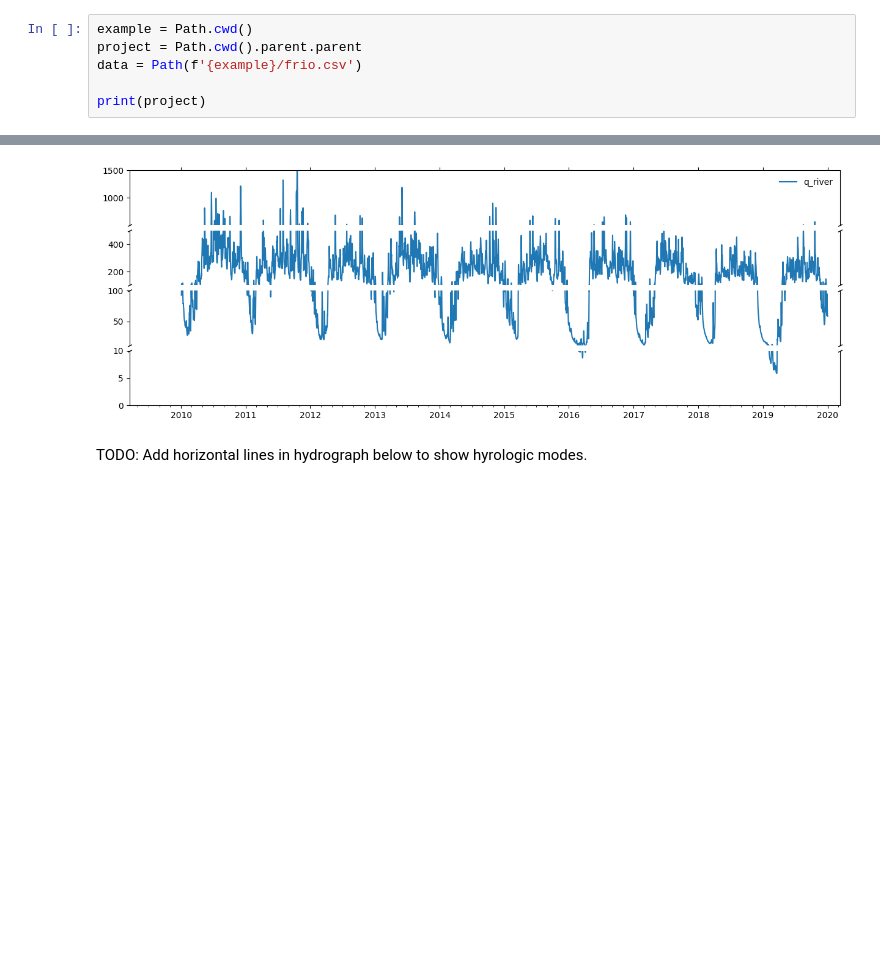
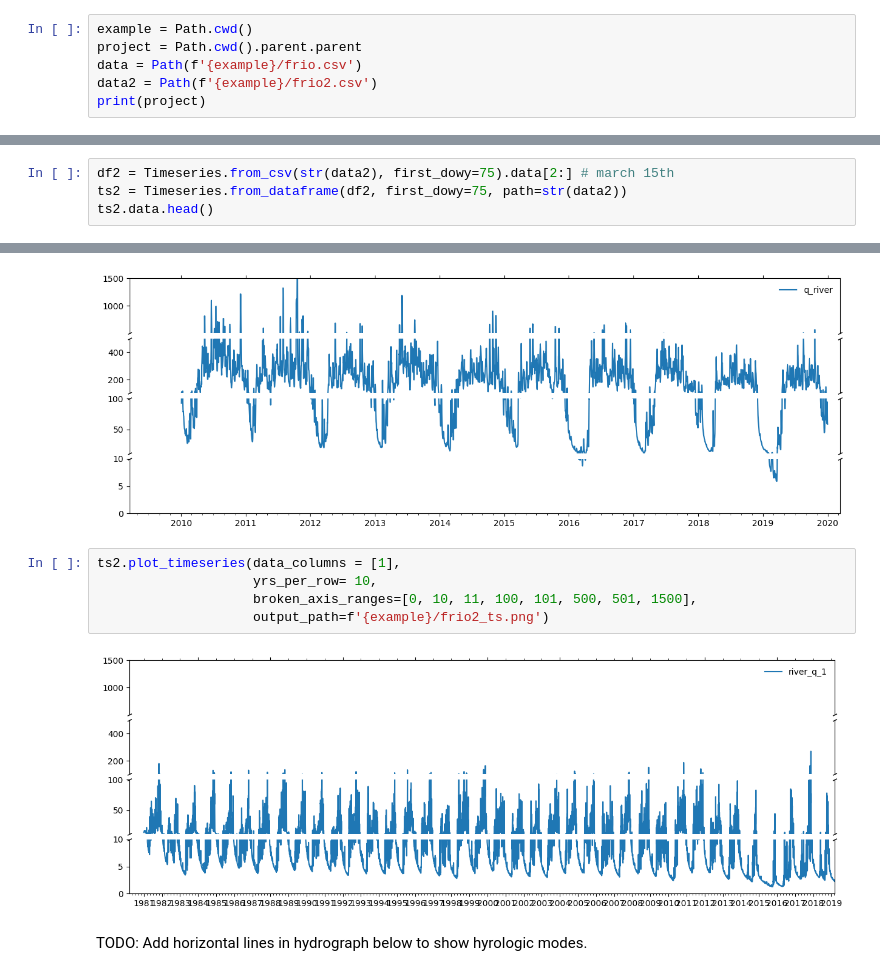
Before and after one commit to JohnRushKucharski/hydropattern, a Jupyter notebook: examples/frio/frio.ipynb, the cells around one changed output, grey strips where cells are left out. Saved outputs shown, nothing was run; the diff lists cells and outputs as text; blank space fills up the shorter version.

```diff
--- a/examples/frio/frio.ipynb
+++ b/examples/frio/frio.ipynb
@@ -4,7 +4,7 @@ from pathlib import Path
 example = Path.cwd()
 project = Path.cwd().parent.parent
 data = Path(f'{example}/frio.csv')
-
+data2 = Path(f'{example}/frio2.csv')
 print(project)
 # %% [output]
 c:\Users\kucharsk\dev\hydropattern
@@ -33,3 +33,7 @@ ts.data.head()
 | 2010-01-05 | 110.653010 | 296 |
 | 2010-01-06 | 107.531624 | 297 |
 | 2010-01-07 | 101.034010 | 298 |
+# %%
+df2 = Timeseries.from_csv(str(data2), first_dowy=75).data[2:] # march 15th
+ts2 = Timeseries.from_dataframe(df2, first_dowy=75, path=str(data2))
+ts2.data.head()
@@ -46,6 +58,13 @@ ts.plot_timeseries(broken_axis_ranges=[0, 10, 11, 100, 101, 500, 501, 1500],
                    output_path=f'{example}/frio_ts.png')
 # %% [output]
 [figure]
+# %%
+ts2.plot_timeseries(data_columns = [1],
+                    yrs_per_row= 10,
+                    broken_axis_ranges=[0, 10, 11, 100, 101, 500, 501, 1500],
+                    output_path=f'{example}/frio2_ts.png')
+# %% [output]
+[figure, added]
 # %% [markdown]
 TODO: Add horizontal lines in hydrograph below to show hyrologic modes.
 # %%
```
Also changed, not shown: parts of 2 cells of this notebook, 5 other files.
